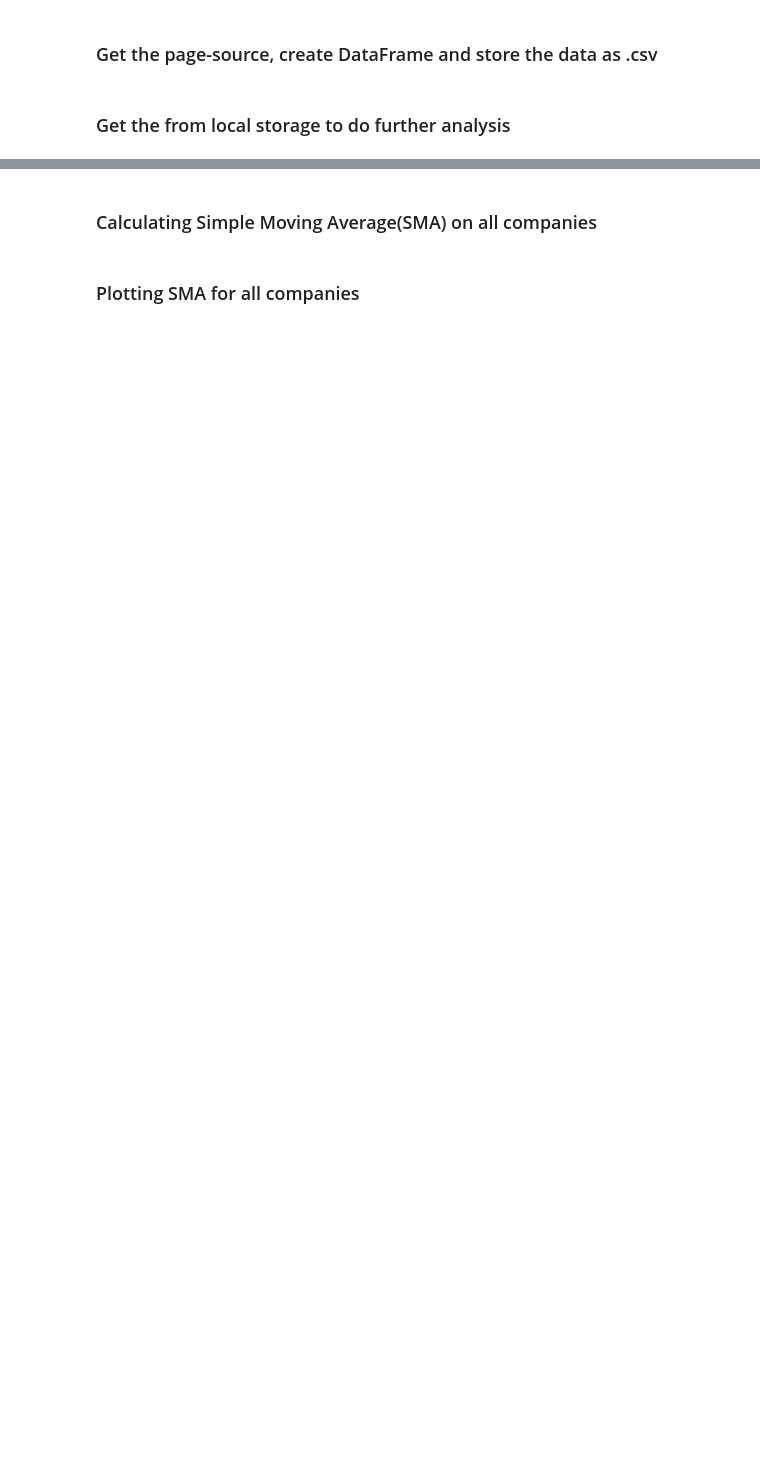
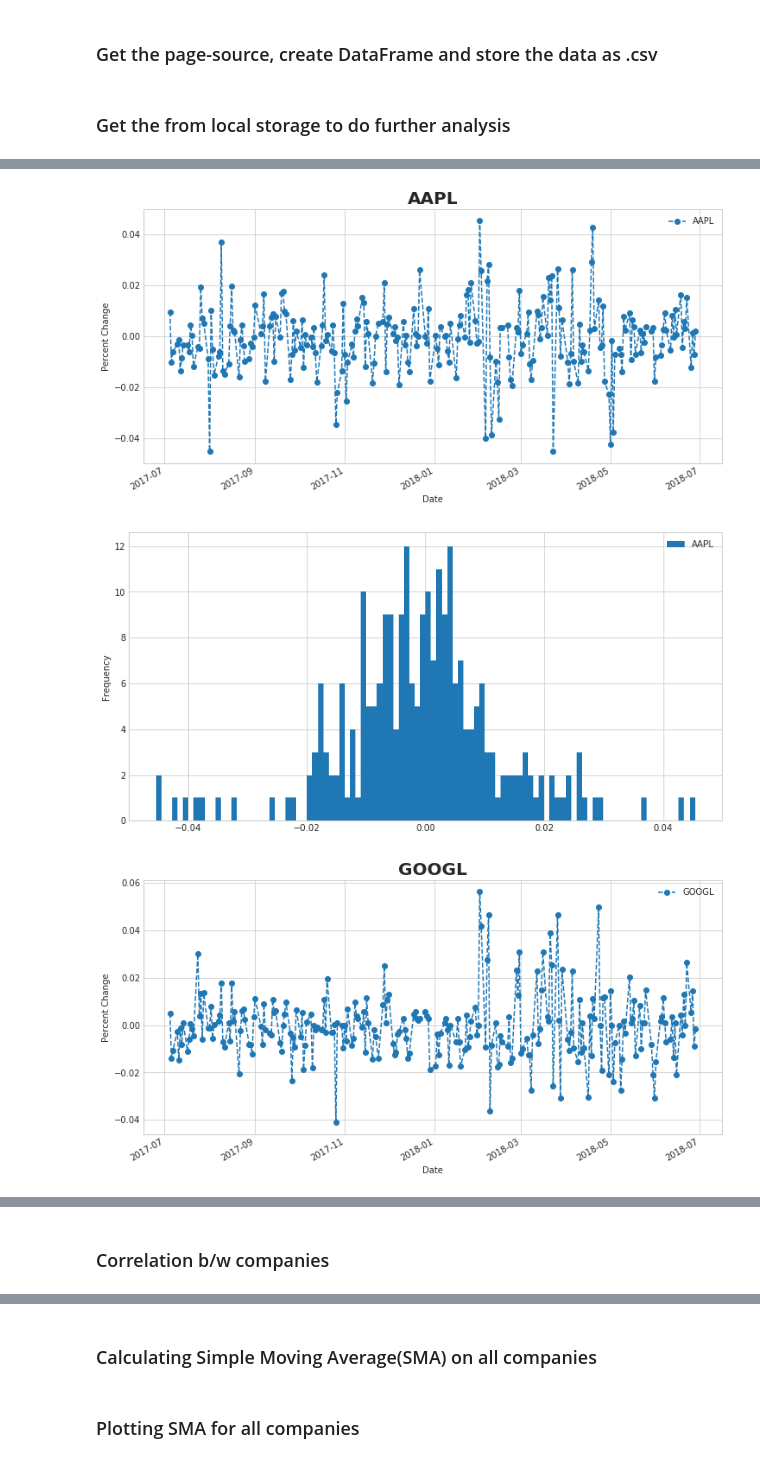
Before and after one commit to abhie-lp/FINANCE_PROJECT, a Jupyter notebook: Code.ipynb, the cells around one changed output, grey strips where cells are left out. Drawn from its saved outputs; the diff is of its cells as text; code cells hidden in the pictures; blank space fills up the shorter version.

```diff
--- a/Code.ipynb
+++ b/Code.ipynb
@@ -146,0 +250,15 @@ plt.show()
+# %%
+daily_returns = close_price.pct_change()
+daily_returns.dropna(how="any", inplace=True)
+# %%
+for i in range(3):
+    daily_returns[company_code[i]].plot(figsize=(12, 6), grid=True, legend=True, linestyle='--', marker='o')
+    plt.ylabel("Percent Change")
+    plt.title(company_code[i], fontsize=20, fontweight="bold")
+    plt.show()
+    daily_returns[company_code[i]].plot.hist(bins=100, figsize=(12, 6), grid=True, legend=True)
+    plt.show()
+# %% [output]
+[figure, added]
+[figure, added]
+[figure, added]
@@ -146,0 +268,2 @@ plt.show()
+# %% [markdown]
+### Correlation b/w companies
```
Also changed, not shown: parts of 59 cells of this notebook.
